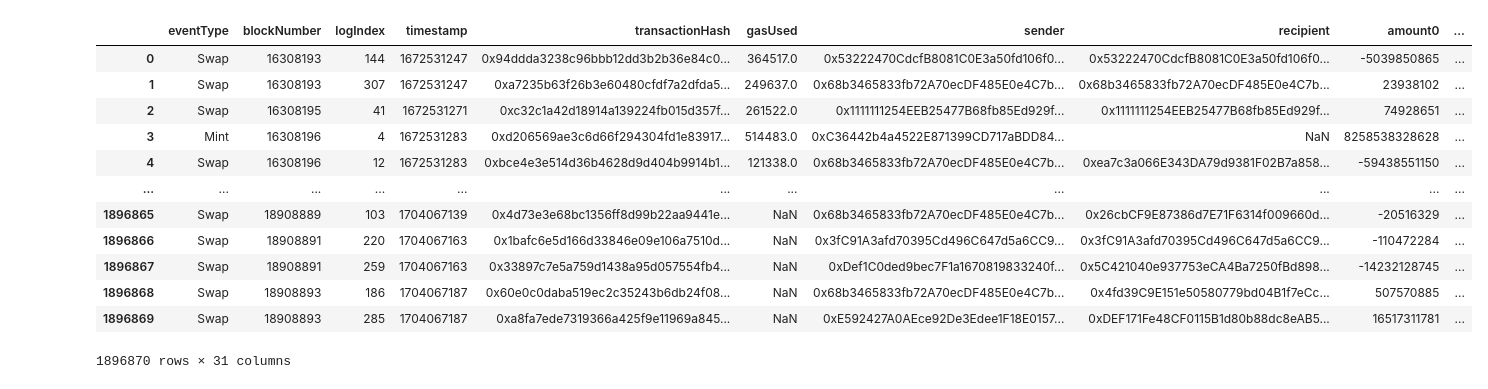
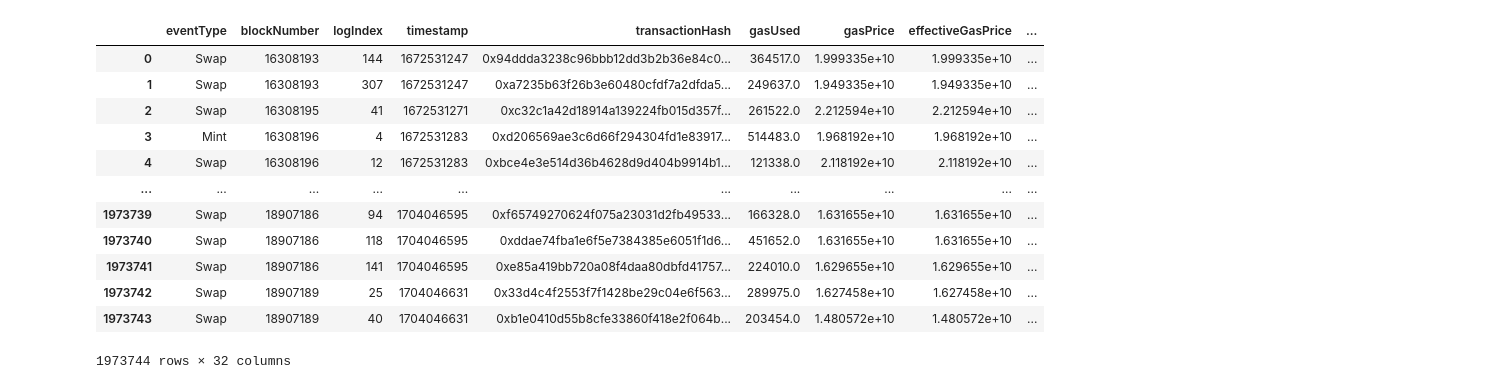
Before and after one commit to DanieleMDiNosse/ABM_Uni_v3, a Jupyter notebook: personal.ipynb, the cells around one changed output. Drawn from its saved outputs; the diff is of its cells as text; code cells hidden in the pictures.

```diff
--- a/personal.ipynb
+++ b/personal.ipynb
@@ -28,19 +93,21 @@ df
 # %%
 import pandas as pd
-
-df = pd.read_pickle('/home/daniele/repositories/ABM_Uni_v3/data/usdc_weth_05.pkl')
+import numpy as np
+%matplotlib widget
+import matplotlib.pyplot as plt
+df = pd.read_csv('/home/danielemdn/Documents/repositories/ABM_Uni_v3/data/usdc_weth_05.csv')
 df
 # %% [output]
-|  | eventType | blockNumber | logIndex | timestamp | transactionHash | gasUsed | sender | recipient | amount0 | ... |
-| 0 | Swap | 16308193 | 144 | 1672531247 | 0x94ddda3238c96bbb12dd3b2b36e84c0... | 364517.0 | 0x53222470CdcfB8081C0E3a50fd106f0... | 0x53222470CdcfB8081C0E3a50fd106f0... | -5039850865 | ... |
-| 1 | Swap | 16308193 | 307 | 1672531247 | 0xa7235b63f26b3e60480cfdf7a2dfda5... | 249637.0 | 0x68b3465833fb72A70ecDF485E0e4C7b... | 0x68b3465833fb72A70ecDF485E0e4C7b... | 23938102 | ... |
-| 2 | Swap | 16308195 | 41 | 1672531271 | 0xc32c1a42d18914a139224fb015d357f... | 261522.0 | 0x1111111254EEB25477B68fb85Ed929f... | 0x1111111254EEB25477B68fb85Ed929f... | 74928651 | ... |
-| 3 | Mint | 16308196 | 4 | 1672531283 | 0xd206569ae3c6d66f294304fd1e83917... | 514483.0 | 0xC36442b4a4522E871399CD717aBDD84... | NaN | 8258538328628 | ... |
-| 4 | Swap | 16308196 | 12 | 1672531283 | 0xbce4e3e514d36b4628d9d404b9914b1... | 121338.0 | 0x68b3465833fb72A70ecDF485E0e4C7b... | 0xea7c3a066E343DA79d9381F02B7a858... | -59438551150 | ... |
-| ... | ... | ... | ... | ... | ... | ... | ... | ... | ... | ... |
-| 1896865 | Swap | 18908889 | 103 | 1704067139 | 0x4d73e3e68bc1356ff8d99b22aa9441e... | NaN | 0x68b3465833fb72A70ecDF485E0e4C7b... | 0x26cbCF9E87386d7E71F6314f009660d... | -20516329 | ... |
-| 1896866 | Swap | 18908891 | 220 | 1704067163 | 0x1bafc6e5d166d33846e09e106a7510d... | NaN | 0x3fC91A3afd70395Cd496C647d5a6CC9... | 0x3fC91A3afd70395Cd496C647d5a6CC9... | -110472284 | ... |
-| 1896867 | Swap | 18908891 | 259 | 1704067163 | 0x33897c7e5a759d1438a95d057554fb4... | NaN | 0xDef1C0ded9bec7F1a1670819833240f... | 0x5C421040e937753eCA4Ba7250fBd898... | -14232128745 | ... |
-| 1896868 | Swap | 18908893 | 186 | 1704067187 | 0x60e0c0daba519ec2c35243b6db24f08... | NaN | 0x68b3465833fb72A70ecDF485E0e4C7b... | 0x4fd39C9E151e50580779bd04B1f7eCc... | 507570885 | ... |
-| 1896869 | Swap | 18908893 | 285 | 1704067187 | 0xa8fa7ede7319366a425f9e11969a845... | NaN | 0xE592427A0AEce92De3Edee1F18E0157... | 0xDEF171Fe48CF0115B1d80b88dc8eAB5... | 16517311781 | ... |
+|  | eventType | blockNumber | logIndex | timestamp | transactionHash | gasUsed | gasPrice | effectiveGasPrice | ... |
+| 0 | Swap | 16308193 | 144 | 1672531247 | 0x94ddda3238c96bbb12dd3b2b36e84c0... | 364517.0 | 1.999335e+10 | 1.999335e+10 | ... |
+| 1 | Swap | 16308193 | 307 | 1672531247 | 0xa7235b63f26b3e60480cfdf7a2dfda5... | 249637.0 | 1.949335e+10 | 1.949335e+10 | ... |
+| 2 | Swap | 16308195 | 41 | 1672531271 | 0xc32c1a42d18914a139224fb015d357f... | 261522.0 | 2.212594e+10 | 2.212594e+10 | ... |
+| 3 | Mint | 16308196 | 4 | 1672531283 | 0xd206569ae3c6d66f294304fd1e83917... | 514483.0 | 1.968192e+10 | 1.968192e+10 | ... |
+| 4 | Swap | 16308196 | 12 | 1672531283 | 0xbce4e3e514d36b4628d9d404b9914b1... | 121338.0 | 2.118192e+10 | 2.118192e+10 | ... |
+| ... | ... | ... | ... | ... | ... | ... | ... | ... | ... |
+| 1973739 | Swap | 18907186 | 94 | 1704046595 | 0xf65749270624f075a23031d2fb49533... | 166328.0 | 1.631655e+10 | 1.631655e+10 | ... |
+| 1973740 | Swap | 18907186 | 118 | 1704046595 | 0xddae74fba1e6f5e7384385e6051f1d6... | 451652.0 | 1.631655e+10 | 1.631655e+10 | ... |
+| 1973741 | Swap | 18907186 | 141 | 1704046595 | 0xe85a419bb720a08f4daa80dbfd41757... | 224010.0 | 1.629655e+10 | 1.629655e+10 | ... |
+| 1973742 | Swap | 18907189 | 25 | 1704046631 | 0x33d4c4f2553f7f1428be29c04e6f563... | 289975.0 | 1.627458e+10 | 1.627458e+10 | ... |
+| 1973743 | Swap | 18907189 | 40 | 1704046631 | 0xb1e0410d55b8cfe33860f418e2f064b... | 203454.0 | 1.480572e+10 | 1.480572e+10 | ... |
-1896870 rows × 31 columns
+1973744 rows × 32 columns
```
Also changed, not shown: parts of 21 cells of this notebook, 13 other files.
